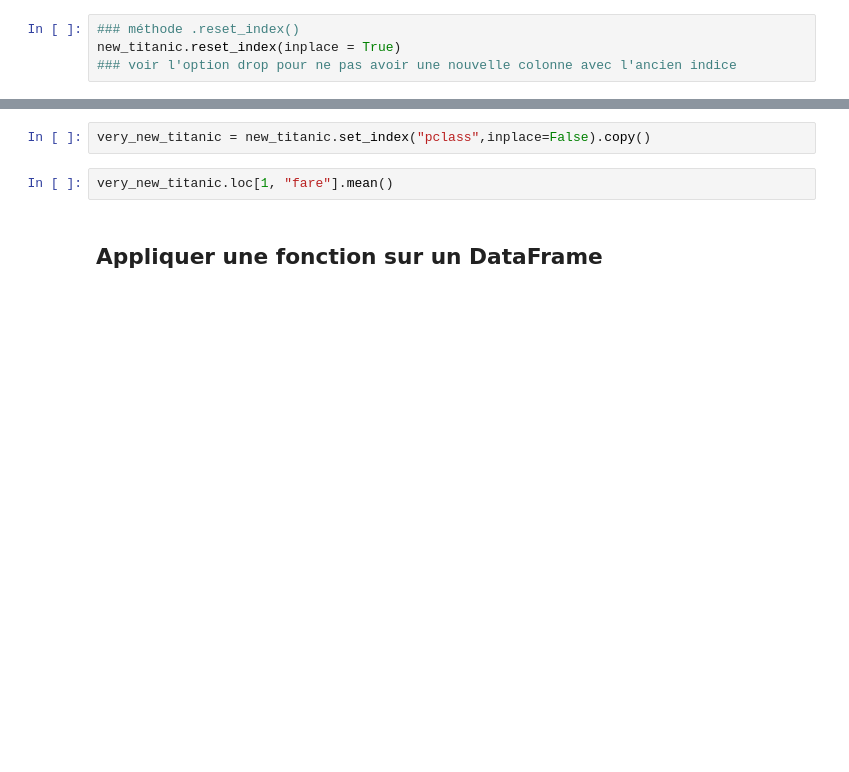
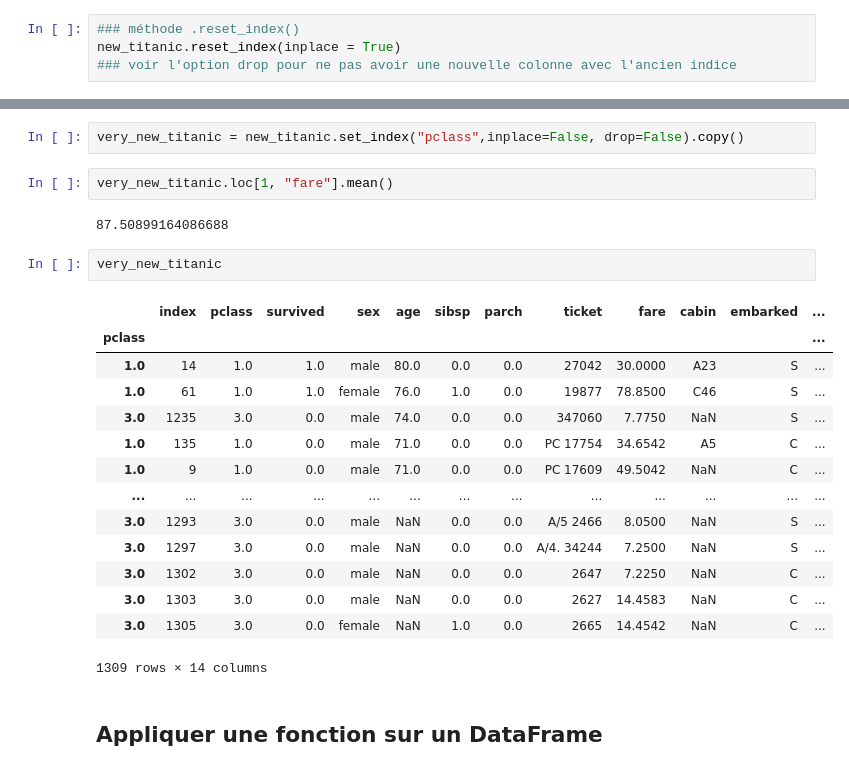
Before and after one commit to louiskuhn/IA-P3-Euskadi, a Jupyter notebook: Ressources/Python/1. Analyse de données/Intro à Pandas.ipynb, the cells around one changed output, grey strips where cells are left out. Cells and saved outputs as stored; diff of their text form; blank space fills up the shorter version.

```diff
--- a/Ressources/Python/1. Analyse de données/Intro à Pandas.ipynb
+++ b/Ressources/Python/1. Analyse de données/Intro à Pandas.ipynb
@@ -733,7 +814,26 @@ new_titanic.loc["Svensson, Mr. Johan"]
 # %%
-very_new_titanic = new_titanic.set_index("pclass",inplace=False).copy()
+very_new_titanic = new_titanic.set_index("pclass",inplace=False, drop=False).copy()
 # %%
 very_new_titanic.loc[1, "fare"].mean()
+# %% [output]
+87.50899164086688
+# %%
+very_new_titanic
+# %% [output]
+|  | index | pclass | survived | sex | age | sibsp | parch | ticket | fare | cabin | embarked | ... |
+| pclass |  |  |  |  |  |  |  |  |  |  |  | ... |
+| 1.0 | 14 | 1.0 | 1.0 | male | 80.0 | 0.0 | 0.0 | 27042 | 30.0000 | A23 | S | ... |
+| 1.0 | 61 | 1.0 | 1.0 | female | 76.0 | 1.0 | 0.0 | 19877 | 78.8500 | C46 | S | ... |
+| 3.0 | 1235 | 3.0 | 0.0 | male | 74.0 | 0.0 | 0.0 | 347060 | 7.7750 | NaN | S | ... |
+| 1.0 | 135 | 1.0 | 0.0 | male | 71.0 | 0.0 | 0.0 | PC 17754 | 34.6542 | A5 | C | ... |
+| 1.0 | 9 | 1.0 | 0.0 | male | 71.0 | 0.0 | 0.0 | PC 17609 | 49.5042 | NaN | C | ... |
+| ... | ... | ... | ... | ... | ... | ... | ... | ... | ... | ... | ... | ... |
+| 3.0 | 1293 | 3.0 | 0.0 | male | NaN | 0.0 | 0.0 | A/5 2466 | 8.0500 | NaN | S | ... |
+| 3.0 | 1297 | 3.0 | 0.0 | male | NaN | 0.0 | 0.0 | A/4. 34244 | 7.2500 | NaN | S | ... |
+| 3.0 | 1302 | 3.0 | 0.0 | male | NaN | 0.0 | 0.0 | 2647 | 7.2250 | NaN | C | ... |
+| 3.0 | 1303 | 3.0 | 0.0 | male | NaN | 0.0 | 0.0 | 2627 | 14.4583 | NaN | C | ... |
+| 3.0 | 1305 | 3.0 | 0.0 | female | NaN | 1.0 | 0.0 | 2665 | 14.4542 | NaN | C | ... |
+1309 rows × 14 columns
 # %% [markdown]
 ## Appliquer une fonction sur un DataFrame
 # %%
```
Also changed, not shown: parts of 20 cells of this notebook, 2 other files.
